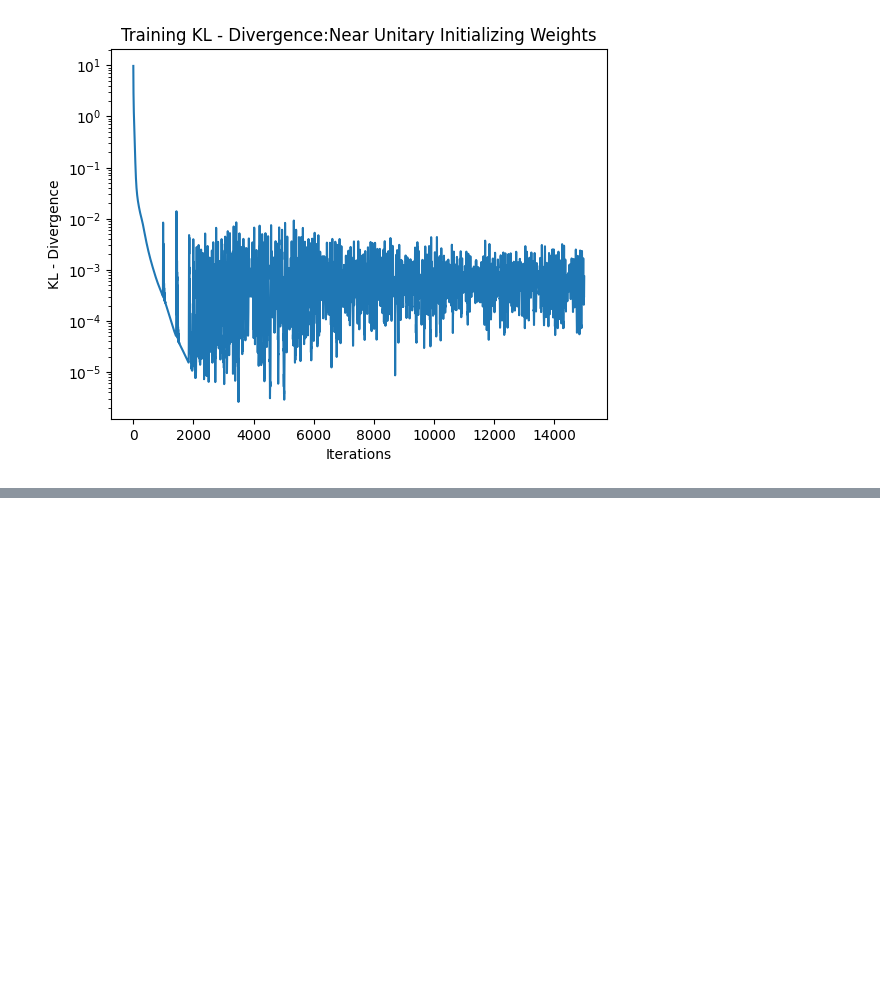
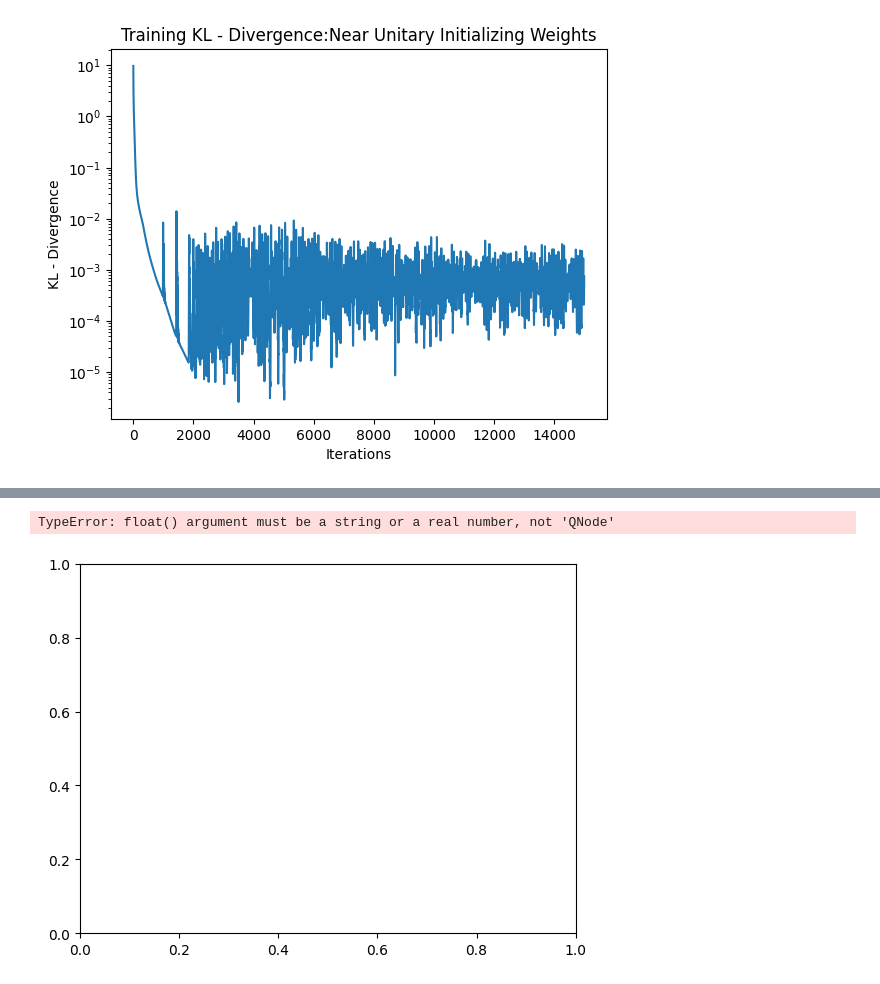
Before and after one commit to congzlwag/UnsupGenModbyMPS, a Jupyter notebook: jax-jit_random-near-unitary-extended.ipynb, the cells around one changed output, grey strips where cells are left out. Saved outputs shown, nothing was run; the diff lists cells and outputs as text; code cells hidden in the pictures; blank space fills up the shorter version.

Commit message:
added circuit for extension

```diff
--- a/jax-jit_random-near-unitary-extended.ipynb
+++ b/jax-jit_random-near-unitary-extended.ipynb
@@ -25,0 +32,7 @@ random_and_near_identity_circuit.plot_KL_divergence(loss_track_near_unitary, "Ne
+# %%
+unitary_list = random_and_near_identity_circuit.get_unitaries('BS_4_3-300-MPS')
+num_weights = random_and_near_identity_circuit.count_number_of_weights(unitary_list)
+weights = jnp.array(pnp.random.normal(size=(num_weights, 15), requires_grad=True))
+
+mps_extended_circuit = random_and_near_identity_circuit.get_mps_circ_extended(weights, 'BS_4_3-300-MPS')
+weights, loss_track = random_and_near_identity_circuit.train_model(weights, circuit_type="mps_extended")
@@ -25,0 +76,5 @@ random_and_near_identity_circuit.plot_KL_divergence(loss_track_near_unitary, "Ne
+# %%
+random_and_near_identity_circuit.plot_KL_divergence(loss_track, "Extended circuit ")
+# %% [output]
+TypeError: float() argument must be a string or a real number, not 'QNode'
+[figure, added]
```
Also changed, not shown: parts of 4 cells of this notebook, 1 other file.
